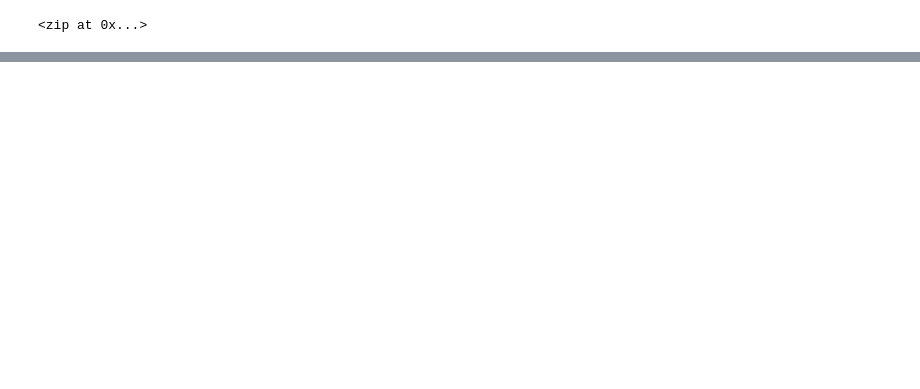
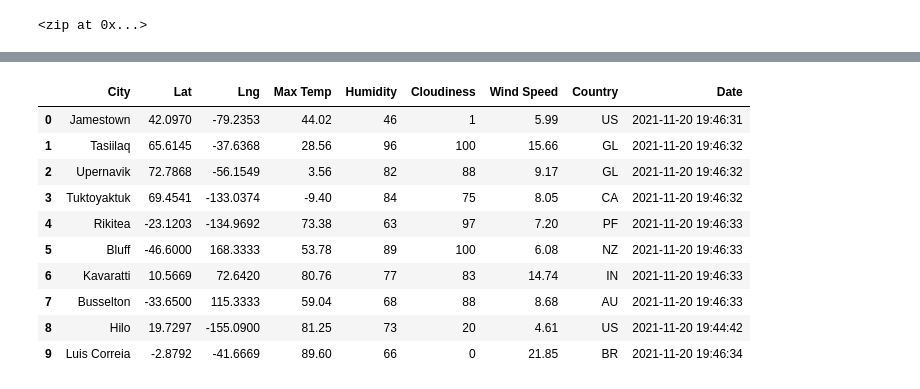
Before and after one commit to kmatias252/World_Weather_Analysis, a Jupyter notebook: WeatherPy.ipynb, the cells around one changed output, grey strips where cells are left out. Drawn from its saved outputs; the diff is of its cells as text; code cells hidden in the pictures; blank space fills up the shorter version.

```diff
--- a/WeatherPy.ipynb
+++ b/WeatherPy.ipynb
@@ -33,0 +124,16 @@ len(cities)
+# %%
+# Convert the array of dictionaries to a Pandas DataFrame.
+city_data_df = pd.DataFrame(city_data)
+city_data_df.head(10)
+# %% [output]
+|  | City | Lat | Lng | Max Temp | Humidity | Cloudiness | Wind Speed | Country | Date |
+| 0 | Jamestown | 42.0970 | -79.2353 | 44.02 | 46 | 1 | 5.99 | US | 2021-11-20 19:46:31 |
+| 1 | Tasiilaq | 65.6145 | -37.6368 | 28.56 | 96 | 100 | 15.66 | GL | 2021-11-20 19:46:32 |
+| 2 | Upernavik | 72.7868 | -56.1549 | 3.56 | 82 | 88 | 9.17 | GL | 2021-11-20 19:46:32 |
+| 3 | Tuktoyaktuk | 69.4541 | -133.0374 | -9.40 | 84 | 75 | 8.05 | CA | 2021-11-20 19:46:32 |
+| 4 | Rikitea | -23.1203 | -134.9692 | 73.38 | 63 | 97 | 7.20 | PF | 2021-11-20 19:46:33 |
+| 5 | Bluff | -46.6000 | 168.3333 | 53.78 | 89 | 100 | 6.08 | NZ | 2021-11-20 19:46:33 |
+| 6 | Kavaratti | 10.5669 | 72.6420 | 80.76 | 77 | 83 | 14.74 | IN | 2021-11-20 19:46:33 |
+| 7 | Busselton | -33.6500 | 115.3333 | 59.04 | 68 | 88 | 8.68 | AU | 2021-11-20 19:46:33 |
+| 8 | Hilo | 19.7297 | -155.0900 | 81.25 | 73 | 20 | 4.61 | US | 2021-11-20 19:44:42 |
+| 9 | Luis Correia | -2.8792 | -41.6669 | 89.60 | 66 | 0 | 21.85 | BR | 2021-11-20 19:46:34 |
```
Also changed, not shown: parts of 8 cells of this notebook.
